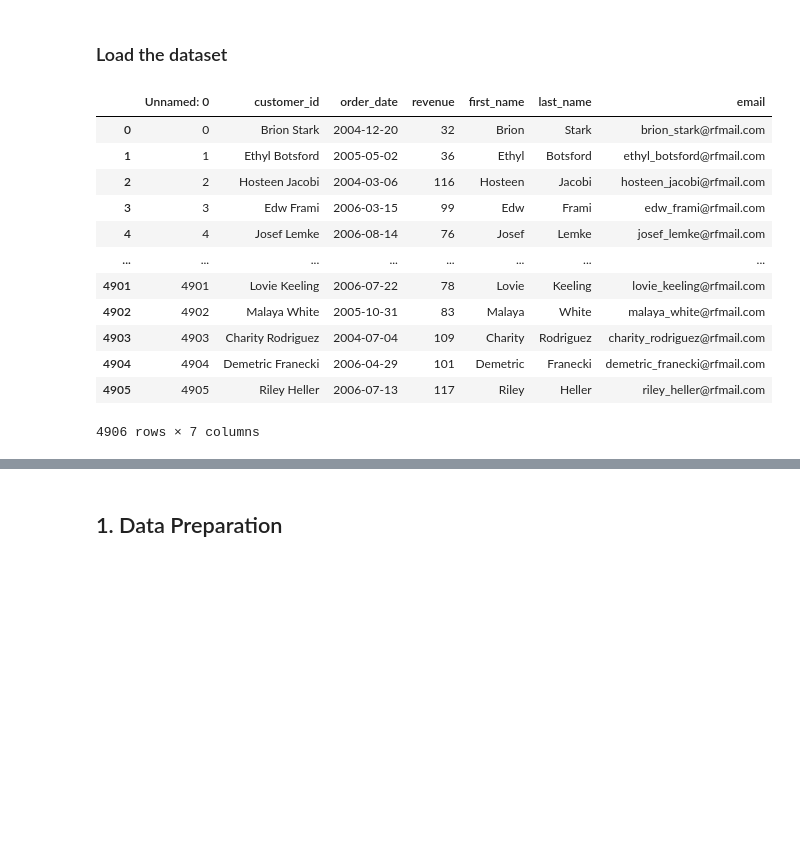
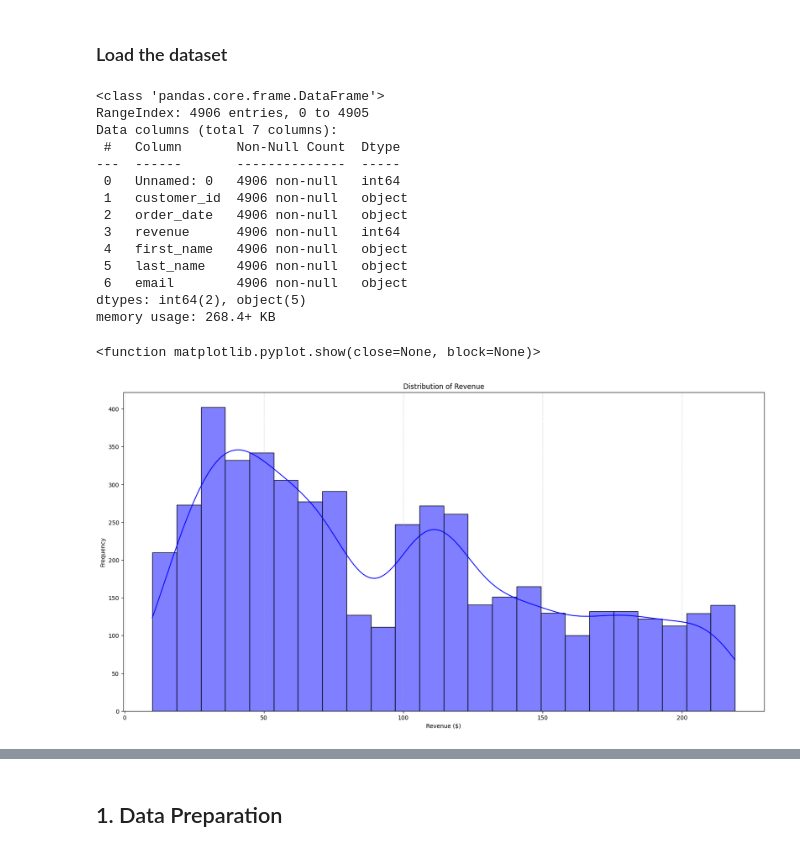
Before and after one commit to lyhour2/rfm-analysis, a Jupyter notebook: rfm_analysis.ipynb, the cells around one changed output, grey strips where cells are left out. Cells and saved outputs as stored; diff of their text form; code cells hidden in the pictures; blank space fills up the shorter version.

```diff
--- a/rfm_analysis.ipynb
+++ b/rfm_analysis.ipynb
@@ -18,17 +18,30 @@ file_path = "rfm_data_orders.rda.csv"
 df = pd.read_csv(file_path)
 # %%
-df
+df.info()
 # %% [output]
-|  | Unnamed: 0 | customer_id | order_date | revenue | first_name | last_name | email |
-| 0 | 0 | Brion Stark | 2004-12-20 | 32 | Brion | Stark | brion_stark@rfmail.com |
-| 1 | 1 | Ethyl Botsford | 2005-05-02 | 36 | Ethyl | Botsford | ethyl_botsford@rfmail.com |
-| 2 | 2 | Hosteen Jacobi | 2004-03-06 | 116 | Hosteen | Jacobi | hosteen_jacobi@rfmail.com |
-| 3 | 3 | Edw Frami | 2006-03-15 | 99 | Edw | Frami | edw_frami@rfmail.com |
-| 4 | 4 | Josef Lemke | 2006-08-14 | 76 | Josef | Lemke | josef_lemke@rfmail.com |
-| ... | ... | ... | ... | ... | ... | ... | ... |
-| 4901 | 4901 | Lovie Keeling | 2006-07-22 | 78 | Lovie | Keeling | lovie_keeling@rfmail.com |
-| 4902 | 4902 | Malaya White | 2005-10-31 | 83 | Malaya | White | malaya_white@rfmail.com |
-| 4903 | 4903 | Charity Rodriguez | 2004-07-04 | 109 | Charity | Rodriguez | charity_rodriguez@rfmail.com |
-| 4904 | 4904 | Demetric Franecki | 2006-04-29 | 101 | Demetric | Franecki | demetric_franecki@rfmail.com |
-| 4905 | 4905 | Riley Heller | 2006-07-13 | 117 | Riley | Heller | riley_heller@rfmail.com |
-4906 rows × 7 columns
+<class 'pandas.core.frame.DataFrame'>
+RangeIndex: 4906 entries, 0 to 4905
+Data columns (total 7 columns):
+ #   Column       Non-Null Count  Dtype
+---  ------       --------------  -----
+ 0   Unnamed: 0   4906 non-null   int64
+ 1   customer_id  4906 non-null   object
+ 2   order_date   4906 non-null   object
+ 3   revenue      4906 non-null   int64
+ 4   first_name   4906 non-null   object
+ 5   last_name    4906 non-null   object
+ 6   email        4906 non-null   object
+dtypes: int64(2), object(5)
+memory usage: 268.4+ KB
+# %%
+plt.figure(figsize=(20, 10))
+sns.histplot(data=df['revenue'], bins=24, kde=True, color='blue')
+
+plt.title('Distribution of Revenue')
+plt.xlabel('Revenue ($)')
+plt.ylabel('Frequency')
+plt.grid(True, axis='x', linestyle='--', alpha=0.5)
+plt.show
+# %% [output]
+<function matplotlib.pyplot.show(close=None, block=None)>
+[figure, added]
```
Also changed, not shown: parts of 13 cells of this notebook.
